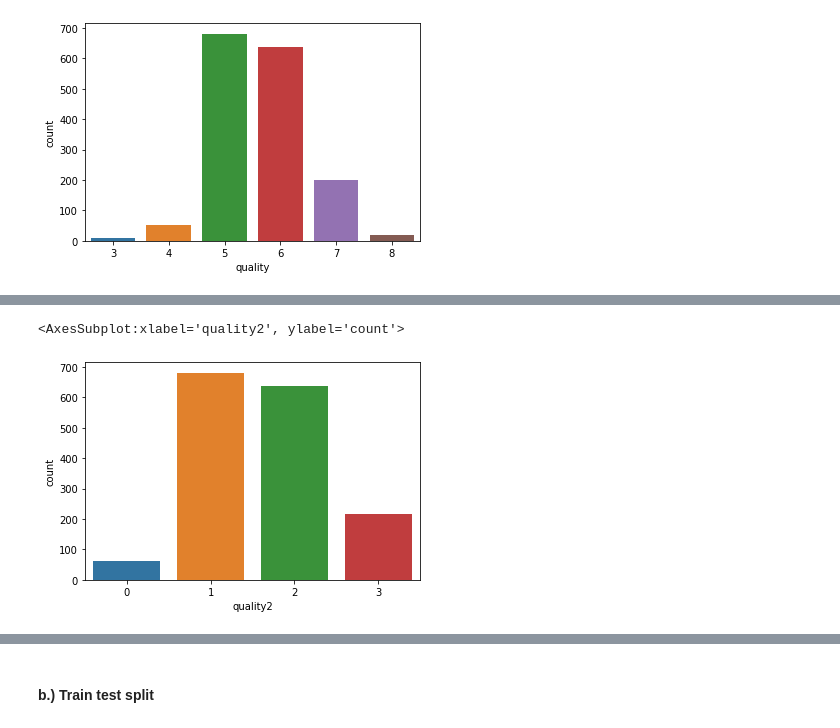
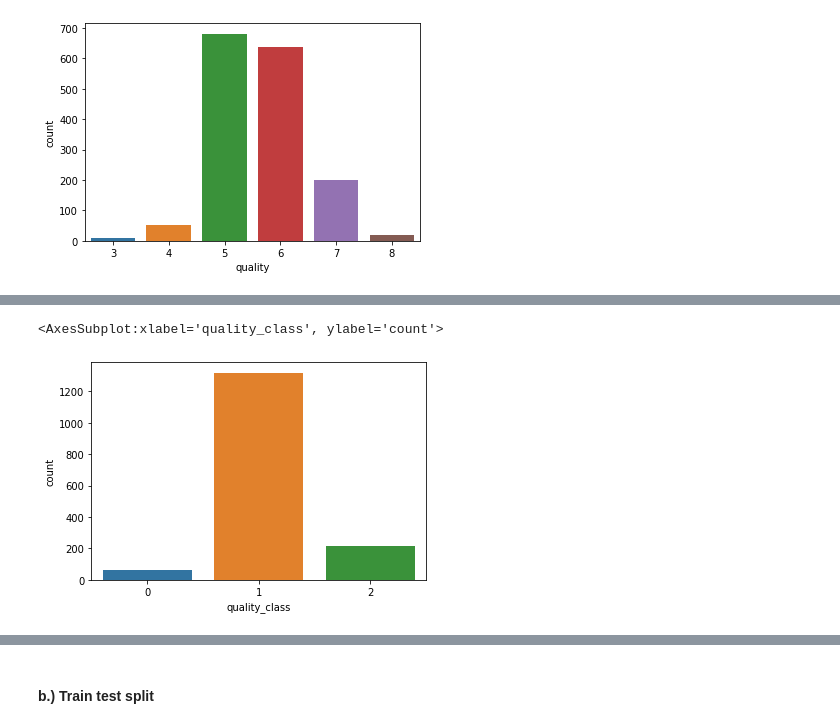
Before and after one commit to Bandolo/winequality-studiolab, a Jupyter notebook: WineQuality2-Feature_Engineering.ipynb, the cells around one changed output, grey strips where cells are left out. Cells and saved outputs as stored; diff of their text form; code cells hidden in the pictures.

Commit message:
Modified quality class

```diff
--- a/WineQuality2-Feature_Engineering.ipynb
+++ b/WineQuality2-Feature_Engineering.ipynb
@@ -79,7 +79,7 @@ sns.countplot(x = "quality",data =dataset)
 <AxesSubplot:xlabel='quality', ylabel='count'>
 [figure]
 # %%
-dataset['quality2'] = np.where((dataset['quality']==3) | (dataset['quality']==4),0,np.where(dataset['quality']==5,1,np.where(dataset['quality']==6,2,3)))
+dataset['quality_class'] = np.where((dataset['quality']==3) | (dataset['quality']==4),0,np.where((dataset['quality']==5) | (dataset['quality']==6),1,2))
 print(dataset)
 # %% [output]
       fixed acidity  volatile acidity  citric acid  residual sugar  chlorides  \
@@ -101,10 +101,10 @@ print(dataset)
 [1599 rows x 13 columns]
 # %%
 #Plot the count plot of the quality2 column
-sns.countplot(x = "quality2",data =dataset)
+sns.countplot(x = "quality_class",data =dataset)
 # %% [output]
-<AxesSubplot:xlabel='quality2', ylabel='count'>
+<AxesSubplot:xlabel='quality_class', ylabel='count'>
-[figure, old version]
+[figure, new version]
 # %%
 #Deleting the 'quality' column to maintain the 'quality2' column
 dataset = dataset.drop('quality',axis=1)
```
Also changed, not shown: parts of 4 cells of this notebook, 2 other files.
